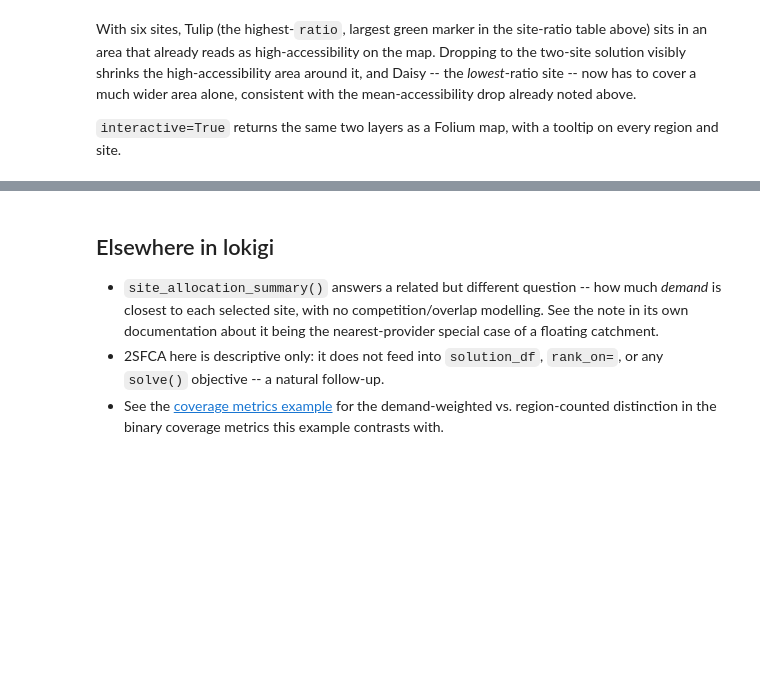
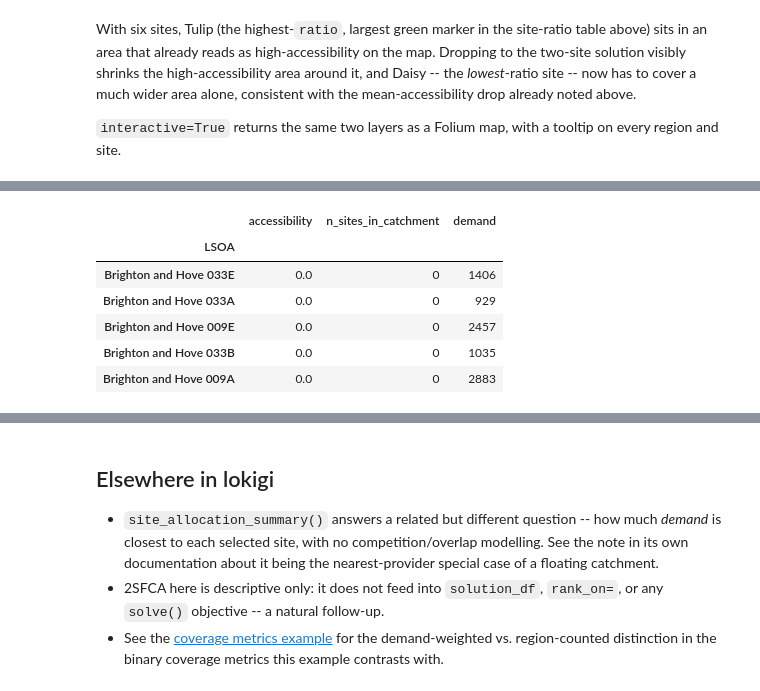
Before and after one commit to hsma-tools/lokigi, a Jupyter notebook: examples/location/accessibility_2sfca/index.ipynb, the cells around one changed output, grey strips where cells are left out. Saved outputs shown, nothing was run; the diff lists cells and outputs as text; code cells hidden in the pictures; blank space fills up the shorter version.

```diff
--- a/examples/location/accessibility_2sfca/index.ipynb
+++ b/examples/location/accessibility_2sfca/index.ipynb
@@ -213,0 +218,15 @@ With six sites, Tulip (the highest-`ratio`, largest green marker in the site-rat
+# %%
+region_step_decay = problem.two_step_floating_catchment(
+    supply_col="gp_fte",
+    distance_decay=[(4, 1.0), (8, 0.6), (12, 0.25)],
+    )
+
+region_step_decay.sort_values("accessibility").head()
+# %% [output]
+|  | accessibility | n_sites_in_catchment | demand |
+| LSOA |  |  |  |
+| Brighton and Hove 033E | 0.0 | 0 | 1406 |
+| Brighton and Hove 033A | 0.0 | 0 | 929 |
+| Brighton and Hove 009E | 0.0 | 0 | 2457 |
+| Brighton and Hove 033B | 0.0 | 0 | 1035 |
+| Brighton and Hove 009A | 0.0 | 0 | 2883 |
```
Also changed, not shown: parts of 7 cells of this notebook, 6 other files.
